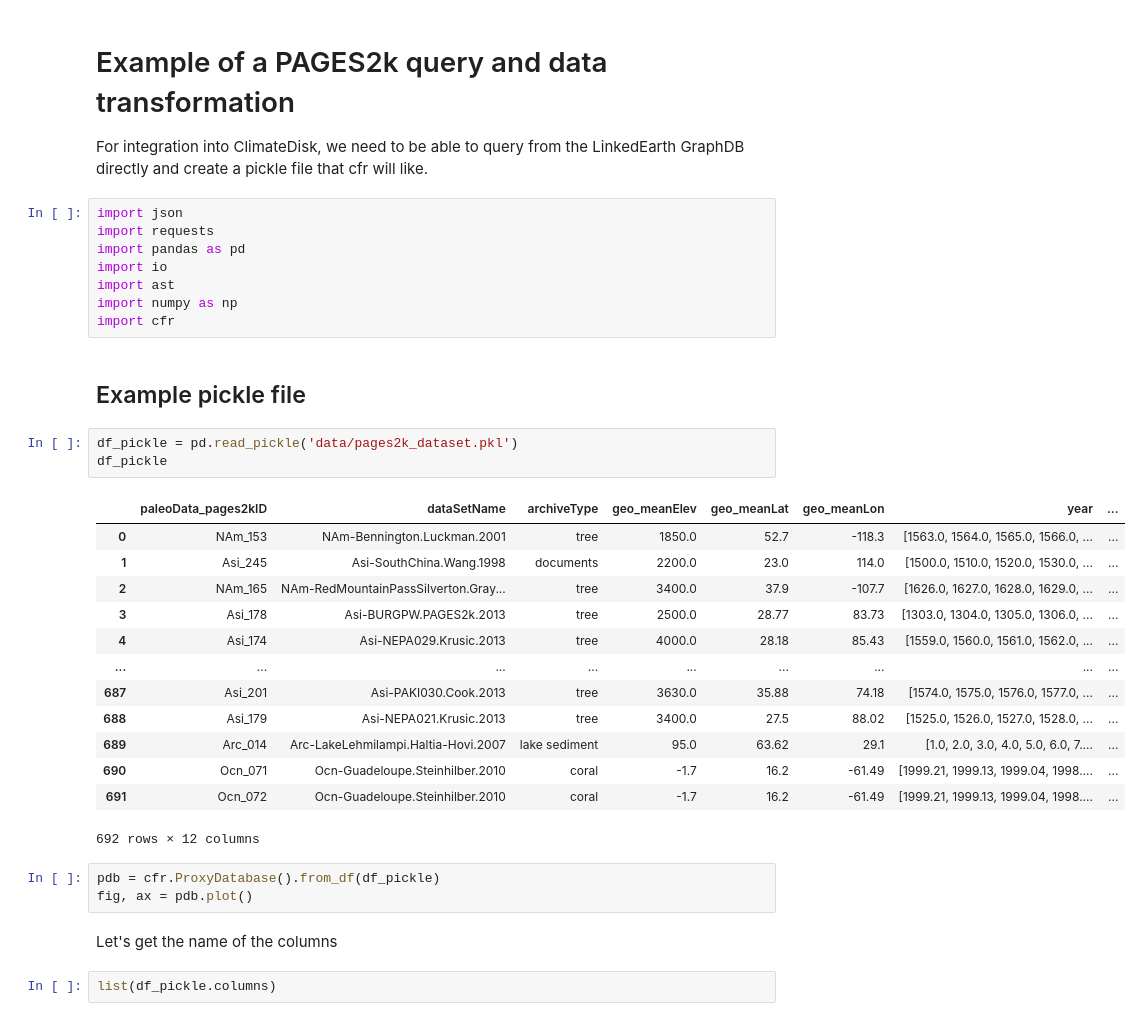
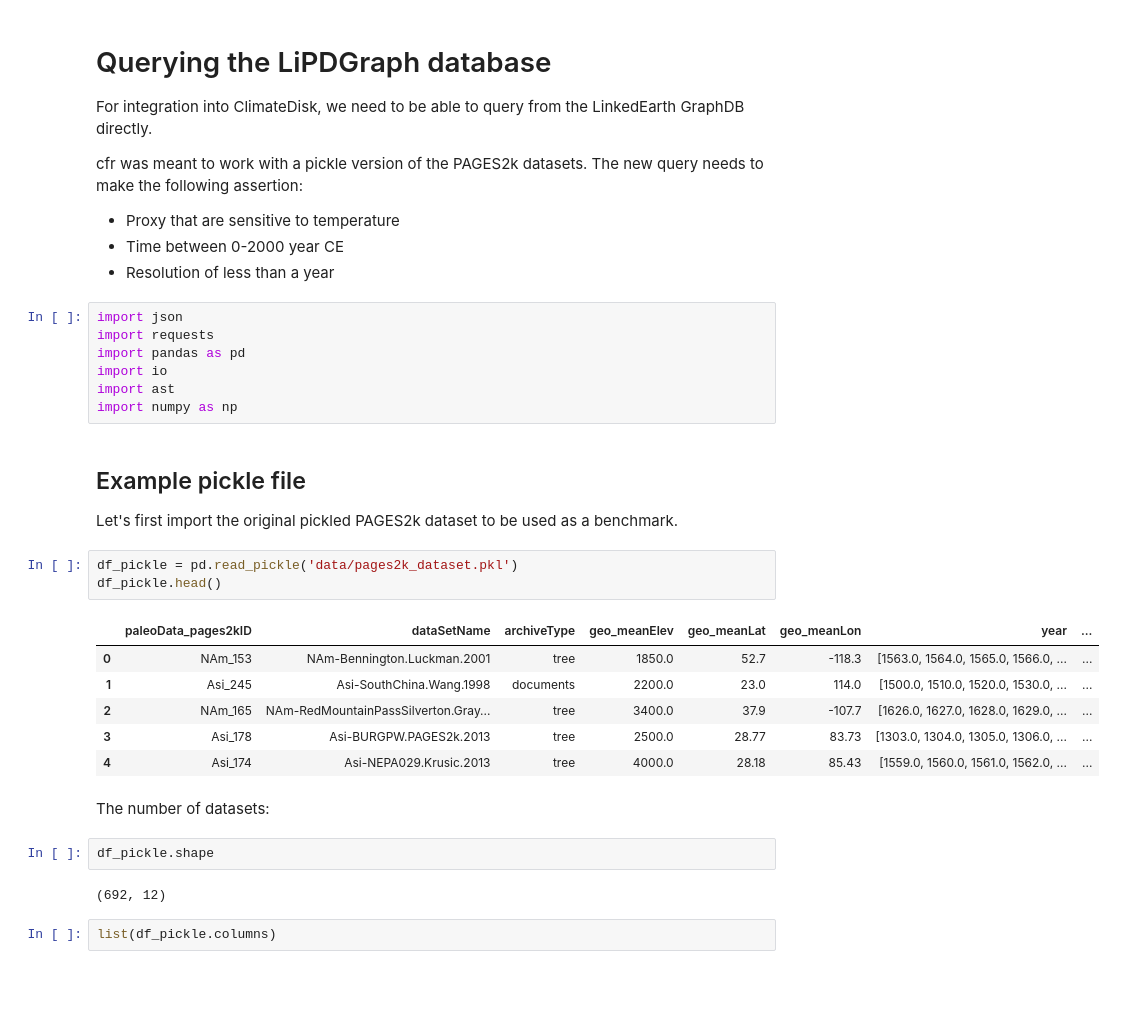
Before and after one commit to khider/DISK-proxyComposite, a Jupyter notebook: QueryingLinkedEarthDB.ipynb, the cells around one changed output. Drawn from its saved outputs; the diff is of its cells as text; blank space fills up the shorter version.

```diff
--- a/QueryingLinkedEarthDB.ipynb
+++ b/QueryingLinkedEarthDB.ipynb
@@ -1,7 +1,12 @@
 # %% [markdown]
-# Example of a PAGES2k query and data transformation
+# Querying the LiPDGraph database
 
-For integration into ClimateDisk, we need to be able to query from the LinkedEarth GraphDB directly and create a pickle file that cfr will like.
+For integration into ClimateDisk, we need to be able to query from the LinkedEarth GraphDB directly.
+
+cfr was meant to work with a pickle version of the PAGES2k datasets. The new query needs to make the following assertion:
+* Proxy that are sensitive to temperature
+* Time between 0-2000 year CE
+* Resolution of less than a year
 # %%
 import json
 import requests
@@ -9,31 +14,26 @@ import pandas as pd
 import io
 import ast
 import numpy as np
-import cfr
 # %% [markdown]
 ## Example pickle file
+
+Let's first import the original pickled PAGES2k dataset to be used as a benchmark.
 # %%
 df_pickle = pd.read_pickle('data/pages2k_dataset.pkl')
-df_pickle
+df_pickle.head()
 # %% [output]
 |  | paleoData_pages2kID | dataSetName | archiveType | geo_meanElev | geo_meanLat | geo_meanLon | year | ... |
 | 0 | NAm_153 | NAm-Bennington.Luckman.2001 | tree | 1850.0 | 52.7 | -118.3 | [1563.0, 1564.0, 1565.0, 1566.0, ... | ... |
 | 1 | Asi_245 | Asi-SouthChina.Wang.1998 | documents | 2200.0 | 23.0 | 114.0 | [1500.0, 1510.0, 1520.0, 1530.0, ... | ... |
 | 2 | NAm_165 | NAm-RedMountainPassSilverton.Gray... | tree | 3400.0 | 37.9 | -107.7 | [1626.0, 1627.0, 1628.0, 1629.0, ... | ... |
 | 3 | Asi_178 | Asi-BURGPW.PAGES2k.2013 | tree | 2500.0 | 28.77 | 83.73 | [1303.0, 1304.0, 1305.0, 1306.0, ... | ... |
 | 4 | Asi_174 | Asi-NEPA029.Krusic.2013 | tree | 4000.0 | 28.18 | 85.43 | [1559.0, 1560.0, 1561.0, 1562.0, ... | ... |
-| ... | ... | ... | ... | ... | ... | ... | ... | ... |
-| 687 | Asi_201 | Asi-PAKI030.Cook.2013 | tree | 3630.0 | 35.88 | 74.18 | [1574.0, 1575.0, 1576.0, 1577.0, ... | ... |
-| 688 | Asi_179 | Asi-NEPA021.Krusic.2013 | tree | 3400.0 | 27.5 | 88.02 | [1525.0, 1526.0, 1527.0, 1528.0, ... | ... |
-| 689 | Arc_014 | Arc-LakeLehmilampi.Haltia-Hovi.2007 | lake sediment | 95.0 | 63.62 | 29.1 | [1.0, 2.0, 3.0, 4.0, 5.0, 6.0, 7.... | ... |
-| 690 | Ocn_071 | Ocn-Guadeloupe.Steinhilber.2010 | coral | -1.7 | 16.2 | -61.49 | [1999.21, 1999.13, 1999.04, 1998.... | ... |
-| 691 | Ocn_072 | Ocn-Guadeloupe.Steinhilber.2010 | coral | -1.7 | 16.2 | -61.49 | [1999.21, 1999.13, 1999.04, 1998.... | ... |
-692 rows × 12 columns
-# %%
-pdb = cfr.ProxyDatabase().from_df(df_pickle)
-fig, ax = pdb.plot()
-# %% [markdown]
-Let's get the name of the columns
+# %% [markdown]
+The number of datasets:
+# %%
+df_pickle.shape
+# %% [output]
+(692, 12)
 # %%
 list(df_pickle.columns)
 # %% [output]
```
Also changed, not shown: parts of 9 cells of this notebook, 3 other files.
